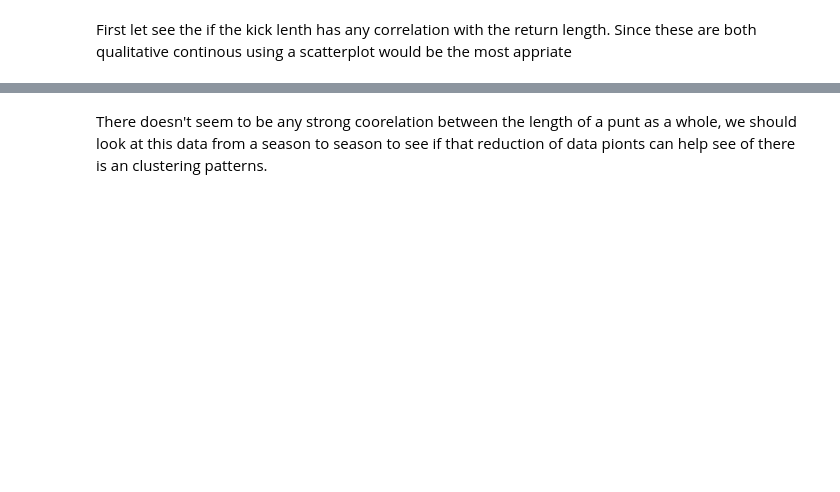
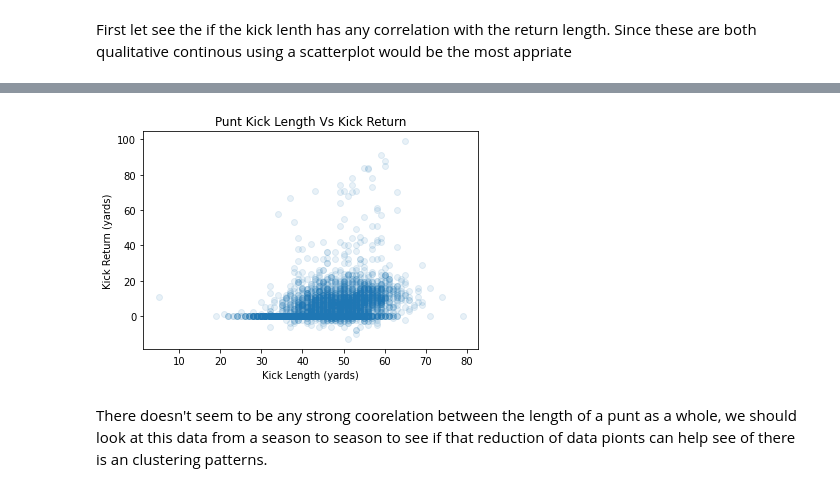
Before and after one commit to dkrejcarek/punt_analysis, a Jupyter notebook: Part_I_exploration_template.ipynb, the cells around one changed output, grey strips where cells are left out. Saved outputs shown, nothing was run; the diff lists cells and outputs as text; code cells hidden in the pictures; blank space fills up the shorter version.

Commit message:
Update Scatter plots

```diff
--- a/Part_I_exploration_template.ipynb
+++ b/Part_I_exploration_template.ipynb
@@ -418,8 +395,10 @@ memory usage: 865.2+ KB
 # %%
-plt.scatter(data = punt_data, x = 'kickLength', y = 'kickReturnYardage', alpha = 0.2)
+plt.scatter(data = punt_data, x = 'kickLength', y = 'kickReturnYardage', alpha = 0.1)
 plt.title('Punt Kick Length Vs Kick Return')
 plt.xlabel('Kick Length (yards)')
 plt.ylabel('Kick Return (yards)');
+# %% [output]
+[figure, added]
 # %% [markdown]
 There doesn't seem to be any strong coorelation between the length of a punt as a whole, we should look at this data from a season to season to see if that reduction of data pionts can help see of there is an clustering patterns.
 # %%
```
Also changed, not shown: parts of 8 cells of this notebook.
